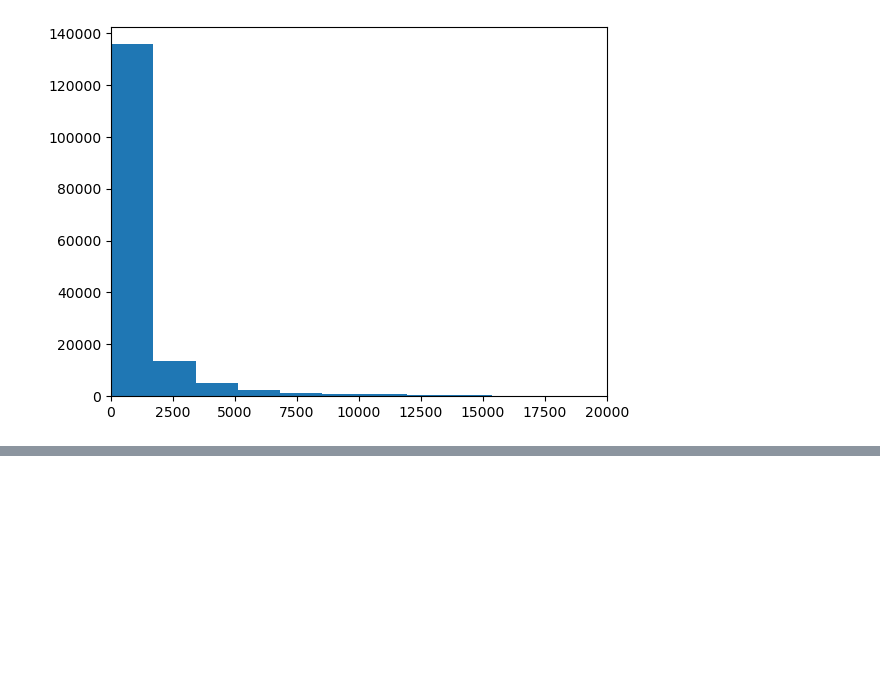
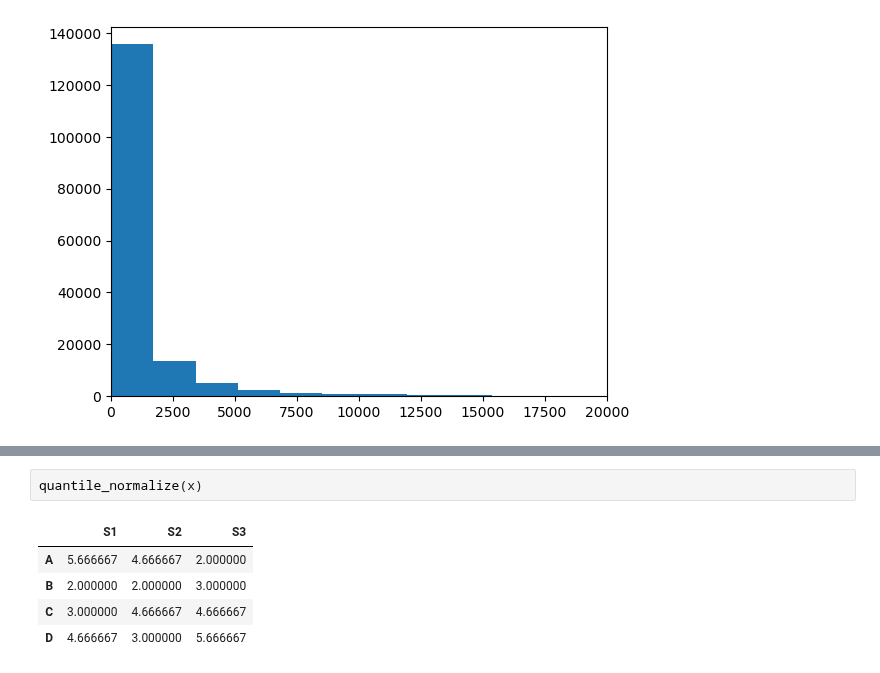
Before and after one commit to JRaviLab/integrative-drugrep-tb, a Jupyter notebook: landon_scripts/data_investigation.ipynb, the cells around one changed output, grey strips where cells are left out. Drawn from its saved outputs; the diff is of its cells as text; blank space fills up the shorter version.

```diff
--- a/landon_scripts/data_investigation.ipynb
+++ b/landon_scripts/data_investigation.ipynb
@@ -18,0 +49,8 @@ plt.show()
+# %%
+quantile_normalize(x)
+# %% [output]
+|  | S1 | S2 | S3 |
+| A | 5.666667 | 4.666667 | 2.000000 |
+| B | 2.000000 | 2.000000 | 3.000000 |
+| C | 3.000000 | 4.666667 | 4.666667 |
+| D | 4.666667 | 3.000000 | 5.666667 |
```
Also changed, not shown: parts of 4 cells of this notebook.
